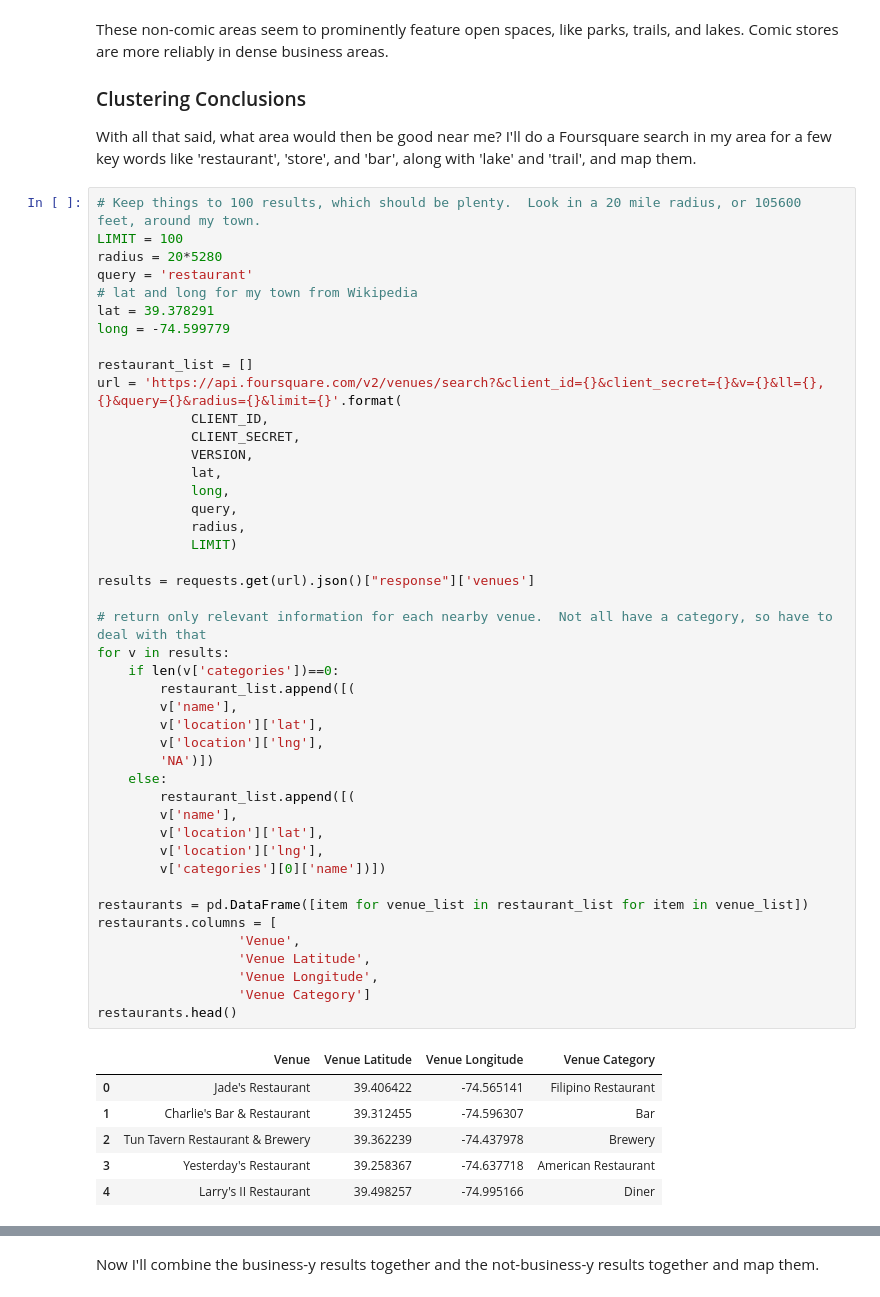
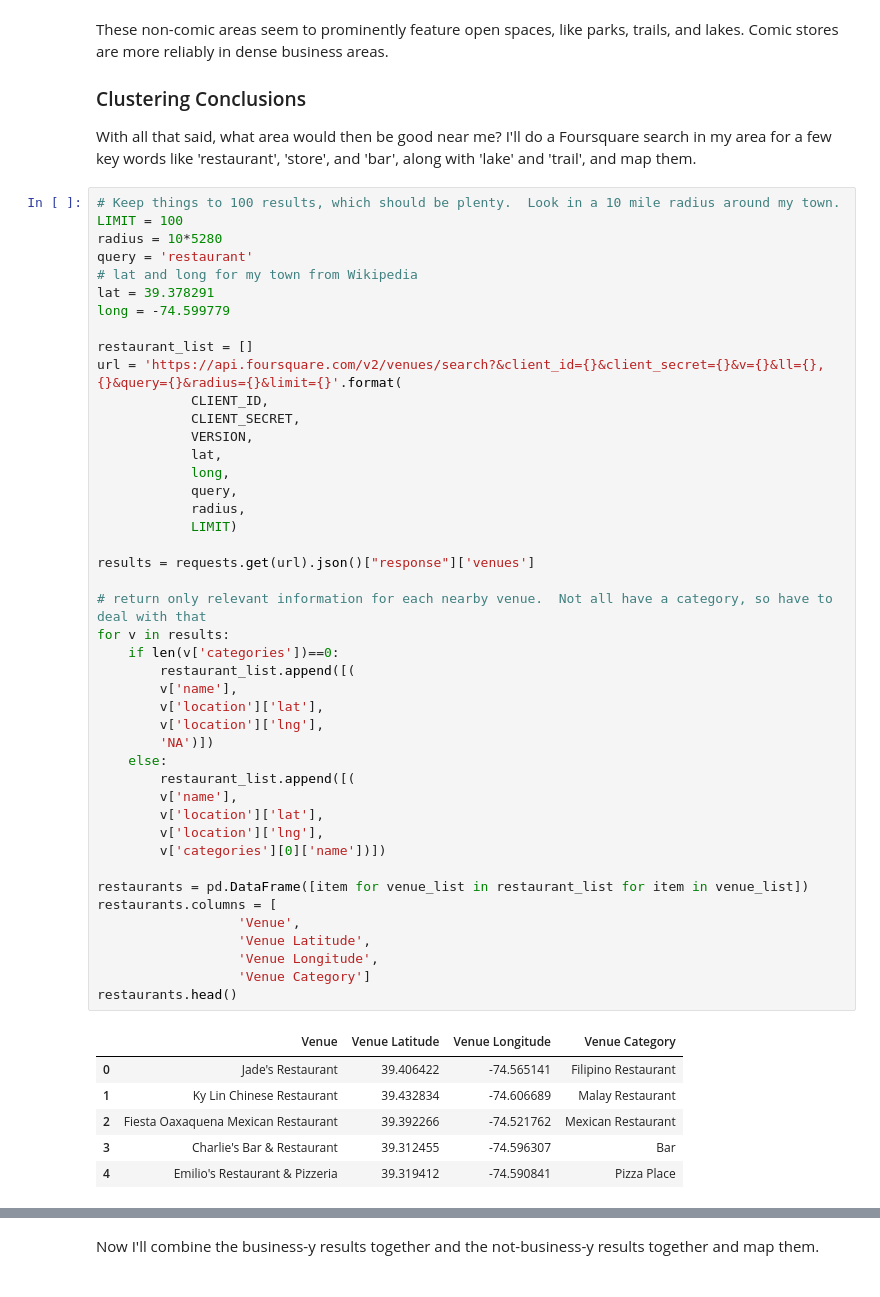
Before and after one commit to akonkel/Coursera_Capstone, a Jupyter notebook: capstone_notebook.ipynb, the cells around one changed output, grey strips where cells are left out. Drawn from its saved outputs; the diff is of its cells as text.

```diff
--- a/capstone_notebook.ipynb
+++ b/capstone_notebook.ipynb
@@ -510,9 +498,9 @@ These non-comic areas seem to prominently feature open spaces, like parks, trail
 ### Clustering Conclusions
 With all that said, what area would then be good near me?  I'll do a Foursquare search in my area for a few key words like 'restaurant', 'store', and 'bar', along with 'lake' and 'trail', and map them.
 # %%
-# Keep things to 100 results, which should be plenty.  Look in a 20 mile radius, or 105600 feet, around my town.
+# Keep things to 100 results, which should be plenty.  Look in a 10 mile radius around my town.
 LIMIT = 100
-radius = 20*5280
+radius = 10*5280
 query = 'restaurant'
 # lat and long for my town from Wikipedia
 lat = 39.378291
@@ -529,35 +517,35 @@ url = 'https://api.foursquare.com/v2/venues/search?&client_id={}&client_secret={
             radius,
             LIMIT)
 
 results = requests.get(url).json()["response"]['venues']
 
 # return only relevant information for each nearby venue.  Not all have a category, so have to deal with that
 for v in results:
     if len(v['categories'])==0:
         restaurant_list.append([(
         v['name'],
         v['location']['lat'],
         v['location']['lng'],
         'NA')])
     else:
         restaurant_list.append([(
         v['name'],
         v['location']['lat'],
         v['location']['lng'],
         v['categories'][0]['name'])])
 
 restaurants = pd.DataFrame([item for venue_list in restaurant_list for item in venue_list])
 restaurants.columns = [
                   'Venue',
                   'Venue Latitude',
                   'Venue Longitude',
                   'Venue Category']
 restaurants.head()
 # %% [output]
 |  | Venue | Venue Latitude | Venue Longitude | Venue Category |
 | 0 | Jade's Restaurant | 39.406422 | -74.565141 | Filipino Restaurant |
-| 1 | Charlie's Bar & Restaurant | 39.312455 | -74.596307 | Bar |
-| 2 | Tun Tavern Restaurant & Brewery | 39.362239 | -74.437978 | Brewery |
-| 3 | Yesterday's Restaurant | 39.258367 | -74.637718 | American Restaurant |
-| 4 | Larry's II Restaurant | 39.498257 | -74.995166 | Diner |
+| 1 | Ky Lin Chinese Restaurant | 39.432834 | -74.606689 | Malay Restaurant |
+| 2 | Fiesta Oaxaquena Mexican Restaurant | 39.392266 | -74.521762 | Mexican Restaurant |
+| 3 | Charlie's Bar & Restaurant | 39.312455 | -74.596307 | Bar |
+| 4 | Emilio's Restaurant & Pizzeria | 39.319412 | -74.590841 | Pizza Place |
 # %%
```
Also changed, not shown: parts of 27 cells of this notebook.
